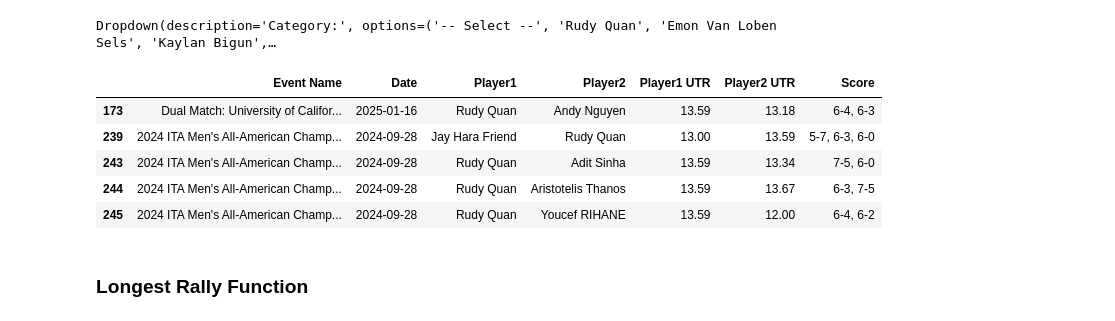
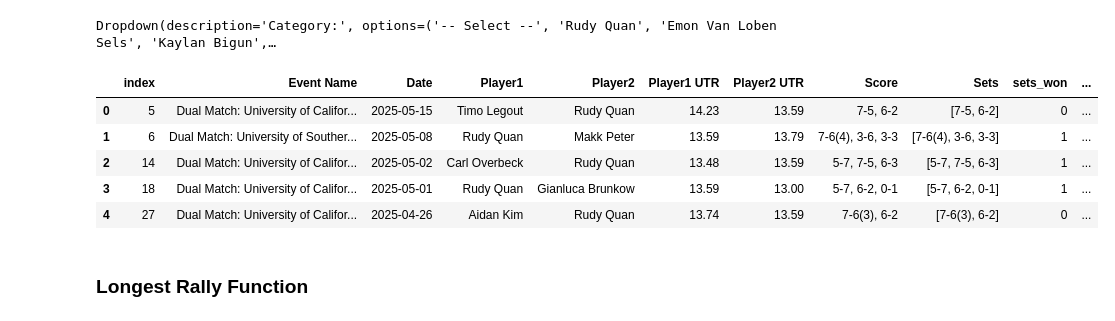
Before and after one commit to cjgimena/consulting-spring2025, a Jupyter notebook: season_report/summary_page/summary.ipynb, the cells around one changed output. Cells and saved outputs as stored; diff of their text form; code cells hidden in the pictures.

```diff
--- a/season_report/summary_page/summary.ipynb
+++ b/season_report/summary_page/summary.ipynb
@@ -53,16 +53,16 @@ def filter_player(data, player_name):
     return data
 
 
-mens_results_player = filter_player(mens_results, player_name)
+mens_results_player = filter_player(mens_results, player_name).drop_duplicates().reset_index()
 # %%
-mens_results_player.tail()
+mens_results_player.head()
 # %% [output]
-|  | Event Name | Date | Player1 | Player2 | Player1 UTR | Player2 UTR | Score |
-| 173 | Dual Match: University of Califor... | 2025-01-16 | Rudy Quan | Andy Nguyen | 13.59 | 13.18 | 6-4, 6-3 |
-| 239 | 2024 ITA Men's All-American Champ... | 2024-09-28 | Jay Hara Friend | Rudy Quan | 13.00 | 13.59 | 5-7, 6-3, 6-0 |
-| 243 | 2024 ITA Men's All-American Champ... | 2024-09-28 | Rudy Quan | Adit Sinha | 13.59 | 13.34 | 7-5, 6-0 |
-| 244 | 2024 ITA Men's All-American Champ... | 2024-09-28 | Rudy Quan | Aristotelis Thanos | 13.59 | 13.67 | 6-3, 7-5 |
-| 245 | 2024 ITA Men's All-American Champ... | 2024-09-28 | Rudy Quan | Youcef RIHANE | 13.59 | 12.00 | 6-4, 6-2 |
+|  | index | Event Name | Date | Player1 | Player2 | Player1 UTR | Player2 UTR | Score | Sets | sets_won | ... |
+| 0 | 5 | Dual Match: University of Califor... | 2025-05-15 | Timo Legout | Rudy Quan | 14.23 | 13.59 | 7-5, 6-2 | [7-5, 6-2] | 0 | ... |
+| 1 | 6 | Dual Match: University of Souther... | 2025-05-08 | Rudy Quan | Makk Peter | 13.59 | 13.79 | 7-6(4), 3-6, 3-3 | [7-6(4), 3-6, 3-3] | 1 | ... |
+| 2 | 14 | Dual Match: University of Califor... | 2025-05-02 | Carl Overbeck | Rudy Quan | 13.48 | 13.59 | 5-7, 7-5, 6-3 | [5-7, 7-5, 6-3] | 1 | ... |
+| 3 | 18 | Dual Match: University of Califor... | 2025-05-01 | Rudy Quan | Gianluca Brunkow | 13.59 | 13.00 | 5-7, 6-2, 0-1 | [5-7, 6-2, 0-1] | 1 | ... |
+| 4 | 27 | Dual Match: University of Califor... | 2025-04-26 | Aidan Kim | Rudy Quan | 13.74 | 13.59 | 7-6(3), 6-2 | [7-6(3), 6-2] | 0 | ... |
 # %% [markdown]
 ### Longest Rally Function
 # %%
```
Also changed, not shown: parts of 13 cells of this notebook, 2 other files.
